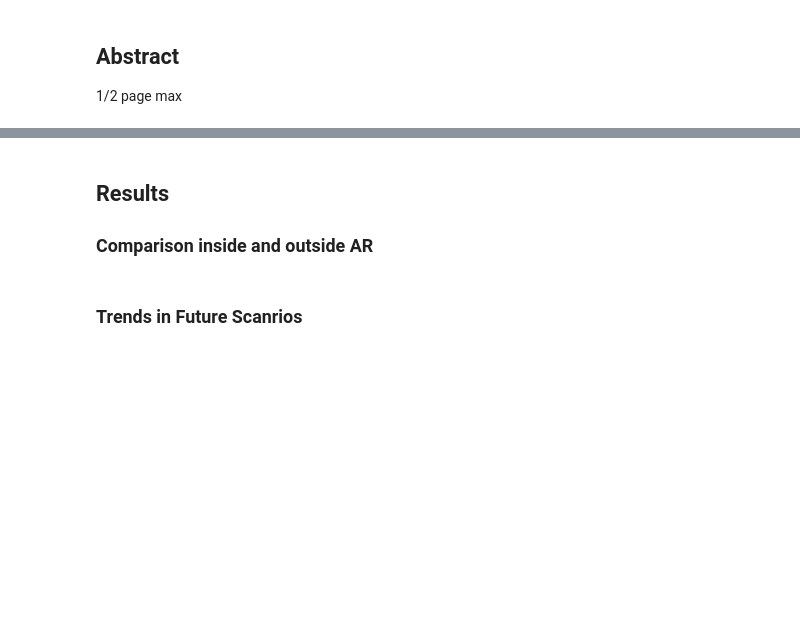
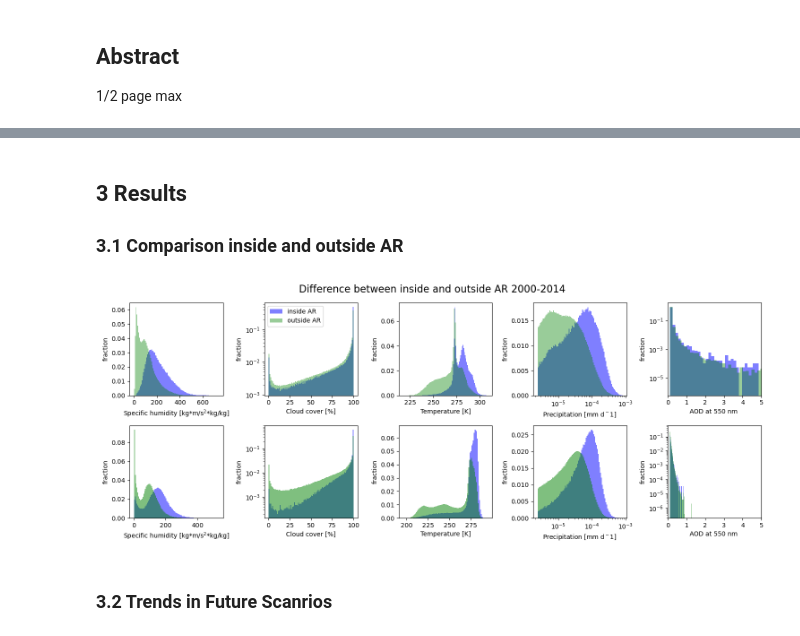
Before and after one commit to eScience-course/Tjaernoe2022-group5, a Jupyter notebook: notebooks/Lea/Report.ipynb, the cells around one changed output, grey strips where cells are left out. Drawn from its saved outputs; the diff is of its cells as text; code cells hidden in the pictures; blank space fills up the shorter version.

```diff
--- a/notebooks/Lea/Report.ipynb
+++ b/notebooks/Lea/Report.ipynb
@@ -130,5 +106,10 @@ from all_functions import int_hum, aod, preicp, temp, cloud
 # %% [markdown]
-## Results
-### Comparison inside and outside AR
+## 3 Results
+### 3.1 Comparison inside and outside AR
+# %%
+from IPython.display import Image
+Image('in_out_AR.png')
+# %% [output]
+[figure, added]
 # %% [markdown]
-### Trends in Future Scanrios
+### 3.2 Trends in Future Scanrios
```
Also changed, not shown: parts of 19 cells of this notebook, 2 other files.
